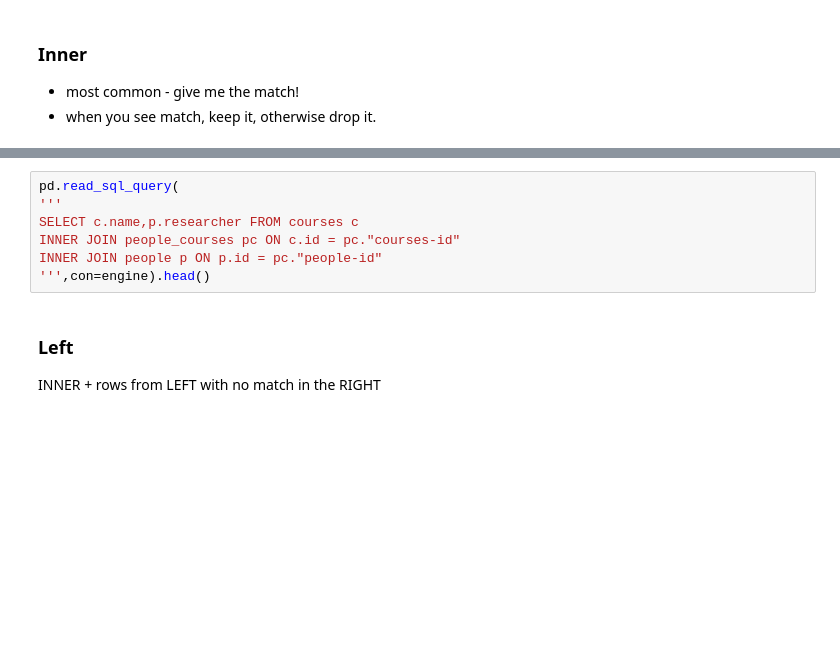
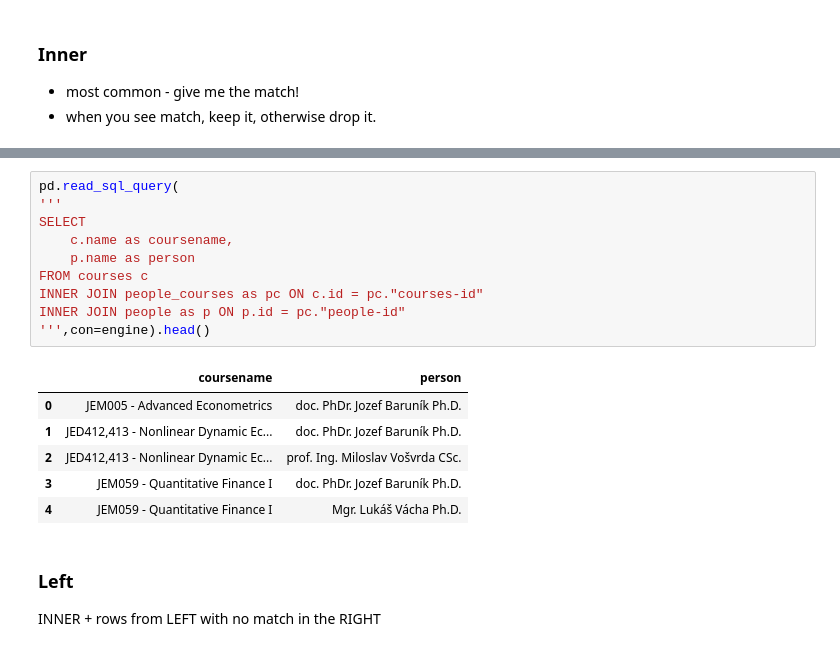
Before and after one commit to vitekzkytek/PythonDataIES, a Jupyter notebook: 08/08_IntroToSQL.ipynb, the cells around one changed output, grey strips where cells are left out. Drawn from its saved outputs; the diff is of its cells as text; blank space fills up the shorter version.

```diff
--- a/08/08_IntroToSQL.ipynb
+++ b/08/08_IntroToSQL.ipynb
@@ -187,10 +211,20 @@ SELECT * FROM people_courses
 # %%
 pd.read_sql_query(
 '''
-SELECT c.name,p.researcher FROM courses c
-INNER JOIN people_courses pc ON c.id = pc."courses-id"
-INNER JOIN people p ON p.id = pc."people-id"
+SELECT
+    c.name as coursename,
+    p.name as person
+FROM courses c
+INNER JOIN people_courses as pc ON c.id = pc."courses-id"
+INNER JOIN people as p ON p.id = pc."people-id"
 ''',con=engine).head()
+# %% [output]
+|  | coursename | person |
+| 0 | JEM005 - Advanced Econometrics | doc. PhDr. Jozef Baruník Ph.D. |
+| 1 | JED412,413 - Nonlinear Dynamic Ec... | doc. PhDr. Jozef Baruník Ph.D. |
+| 2 | JED412,413 - Nonlinear Dynamic Ec... | prof. Ing. Miloslav Vošvrda CSc. |
+| 3 | JEM059 - Quantitative Finance I | doc. PhDr. Jozef Baruník Ph.D. |
+| 4 | JEM059 - Quantitative Finance I | Mgr. Lukáš Vácha Ph.D. |
 # %% [markdown]
 ### Left
 INNER + rows from LEFT with no match in the RIGHT
```
Also changed, not shown: parts of 9 cells of this notebook.
